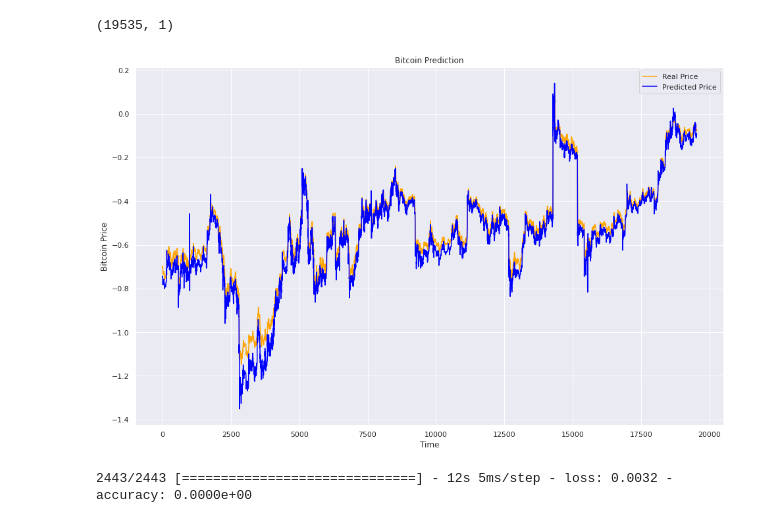
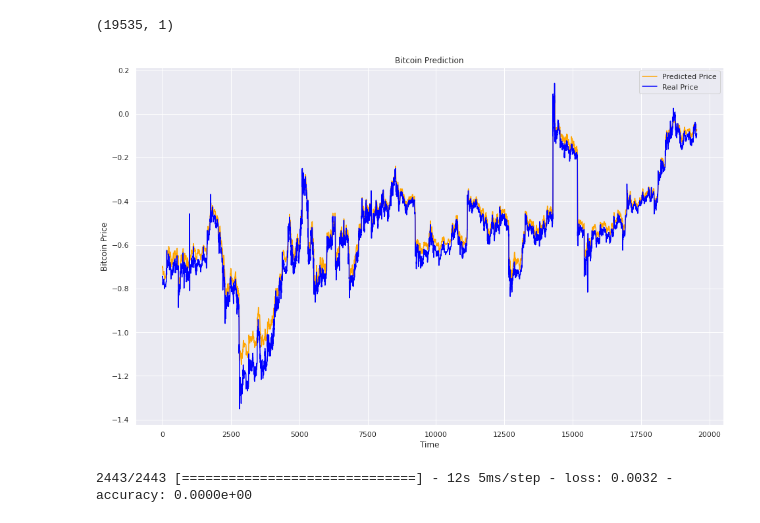
Before and after one commit to VijayKalmath/Stock-Prediction-usingLSTM, a Jupyter notebook: BTC-Stock-Prediction-usingLSTM.ipynb, the cells around one changed output. Cells and saved outputs as stored; diff of their text form; code cells hidden in the pictures.

```diff
--- a/BTC-Stock-Prediction-usingLSTM.ipynb
+++ b/BTC-Stock-Prediction-usingLSTM.ipynb
@@ -326,17 +326,17 @@ output_prediction.shape
 # %%
 plt.figure(figsize=(16,10))
 
-plt.plot(output_prediction, color = 'orange', label = 'Real Price')
-plt.plot(y_Rnn_test, color = 'blue', label = 'Predicted Price')
+plt.plot(output_prediction, color = 'orange', label = 'Predicted Price')
+plt.plot(y_Rnn_test, color = 'blue', label = 'Real Price')
 
 plt.title('Bitcoin Prediction')
 plt.xlabel('Time')
 plt.ylabel('Bitcoin Price')
 
 plt.legend()
 plt.show()
 # %% [output]
-[figure, old version]
+[figure, new version]
 # %%
 Rnn_model.evaluate(X_Rnn_train, y_Rnn_train)
 # %% [output]
```
Also changed, not shown: parts of 14 cells of this notebook.
